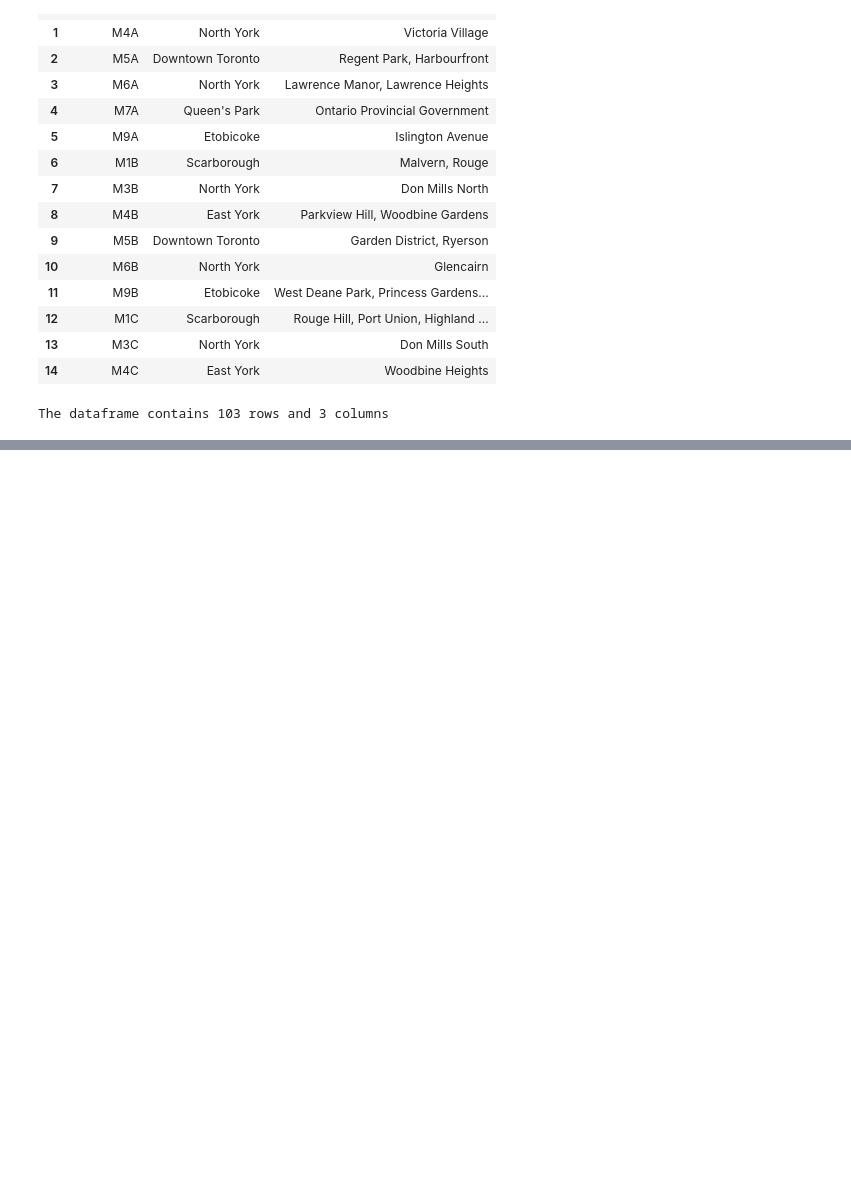
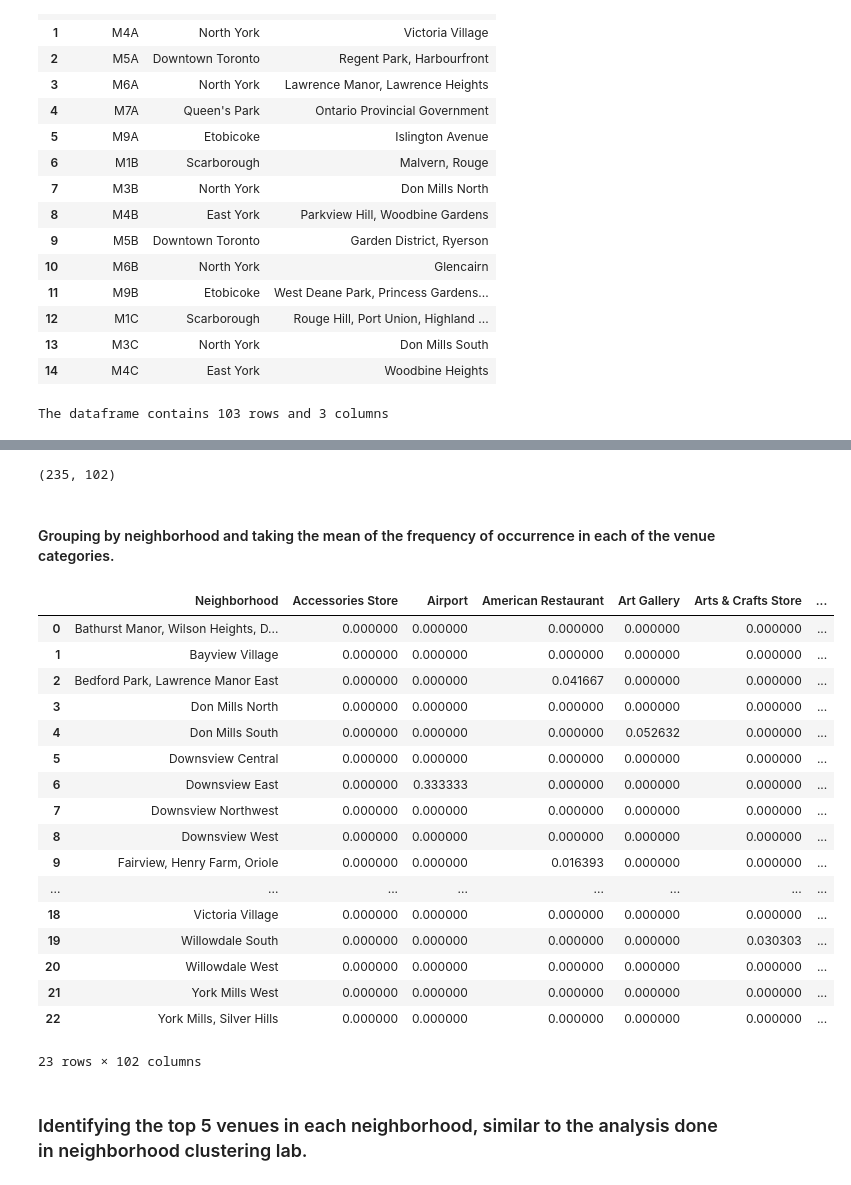
Before and after one commit to ky-martin/Coursera_Capstone, a Jupyter notebook: Web scrape and Clustering of Neighborhoods.ipynb, the cells around one changed output, grey strips where cells are left out. Drawn from its saved outputs; the diff is of its cells as text; code cells hidden in the pictures; blank space fills up the shorter version.

```diff
--- a/Web scrape and Clustering of Neighborhoods.ipynb
+++ b/Web scrape and Clustering of Neighborhoods.ipynb
@@ -71,0 +328,17 @@ The dataframe contains 103 rows and 3 columns
+# %%
+map_north_york = folium.Map(location=[latitude, longitude], zoom_start=10)
+
+for lat, lng, borough, neighborhood in zip(north_york['Latitude'], north_york['Longitude'], north_york['Borough'], north_york['Neighborhood']):
+    label = '{}, {}'.format(neighborhood, borough)
+    label = folium.Popup(label, parse_html=True)
+    folium.CircleMarker(
+        [lat, lng],
+        radius=5,
+        popup=label,
+        color='blue',
+        fill=True,
+        fill_color='#3186cc',
+        fill_opacity=0.7,
+        parse_html=False).add_to(map_north_york)
+
+map_north_york
@@ -71,0 +349,5 @@ The dataframe contains 103 rows and 3 columns
+# %%
+CLIENT_ID = 'MY FOURSQUARE ID' # HIDDEN
+CLIENT_SECRET = 'MY FOURSQUARE CLIENT SECRET' # HIDDEN
+VERSION = '20180605'
+LIMIT = 100
@@ -71,0 +398,5 @@ The dataframe contains 103 rows and 3 columns
+# %%
+north_york_venues = getNearbyVenues(names=north_york['Neighborhood'],
+                                   latitudes=north_york['Latitude'],
+                                   longitudes=north_york['Longitude']
+                                  )
@@ -71,0 +465,12 @@ The dataframe contains 103 rows and 3 columns
+# %%
+# one hot encoding
+n_york_onehot = pd.get_dummies(north_york_venues[['Venue Category']], prefix="", prefix_sep="")
+
+# add neighborhood column back to dataframe
+n_york_onehot['Neighborhood'] = north_york_venues['Neighborhood']
+
+# move neighborhood column to the first column
+fixed_columns = [n_york_onehot.columns[-1]] + list(n_york_onehot.columns[:-1])
+n_york_onehot = n_york_onehot[fixed_columns]
+
+n_york_onehot.head()
@@ -71,0 +485,30 @@ The dataframe contains 103 rows and 3 columns
+# %%
+n_york_onehot.shape
+# %% [output]
+(235, 102)
+# %% [markdown]
+#### Grouping by neighborhood and taking the mean of the frequency of occurrence in each of the venue categories.
+# %%
+northyork_grouped = n_york_onehot.groupby('Neighborhood').mean().reset_index()
+northyork_grouped
+# %% [output]
+|  | Neighborhood | Accessories Store | Airport | American Restaurant | Art Gallery | Arts & Crafts Store | ... |
+| 0 | Bathurst Manor, Wilson Heights, D... | 0.000000 | 0.000000 | 0.000000 | 0.000000 | 0.000000 | ... |
+| 1 | Bayview Village | 0.000000 | 0.000000 | 0.000000 | 0.000000 | 0.000000 | ... |
+| 2 | Bedford Park, Lawrence Manor East | 0.000000 | 0.000000 | 0.041667 | 0.000000 | 0.000000 | ... |
+| 3 | Don Mills North | 0.000000 | 0.000000 | 0.000000 | 0.000000 | 0.000000 | ... |
+| 4 | Don Mills South | 0.000000 | 0.000000 | 0.000000 | 0.052632 | 0.000000 | ... |
+| 5 | Downsview Central | 0.000000 | 0.000000 | 0.000000 | 0.000000 | 0.000000 | ... |
+| 6 | Downsview East | 0.000000 | 0.333333 | 0.000000 | 0.000000 | 0.000000 | ... |
+| 7 | Downsview Northwest | 0.000000 | 0.000000 | 0.000000 | 0.000000 | 0.000000 | ... |
+| 8 | Downsview West | 0.000000 | 0.000000 | 0.000000 | 0.000000 | 0.000000 | ... |
+| 9 | Fairview, Henry Farm, Oriole | 0.000000 | 0.000000 | 0.016393 | 0.000000 | 0.000000 | ... |
+| ... | ... | ... | ... | ... | ... | ... | ... |
+| 18 | Victoria Village | 0.000000 | 0.000000 | 0.000000 | 0.000000 | 0.000000 | ... |
+| 19 | Willowdale South | 0.000000 | 0.000000 | 0.000000 | 0.000000 | 0.030303 | ... |
+| 20 | Willowdale West | 0.000000 | 0.000000 | 0.000000 | 0.000000 | 0.000000 | ... |
+| 21 | York Mills West | 0.000000 | 0.000000 | 0.000000 | 0.000000 | 0.000000 | ... |
+| 22 | York Mills, Silver Hills | 0.000000 | 0.000000 | 0.000000 | 0.000000 | 0.000000 | ... |
+23 rows × 102 columns
+# %% [markdown]
+### Identifying the top 5 venues in each neighborhood, similar to the analysis done in neighborhood clustering lab.
```
Also changed, not shown: parts of 63 cells of this notebook.
